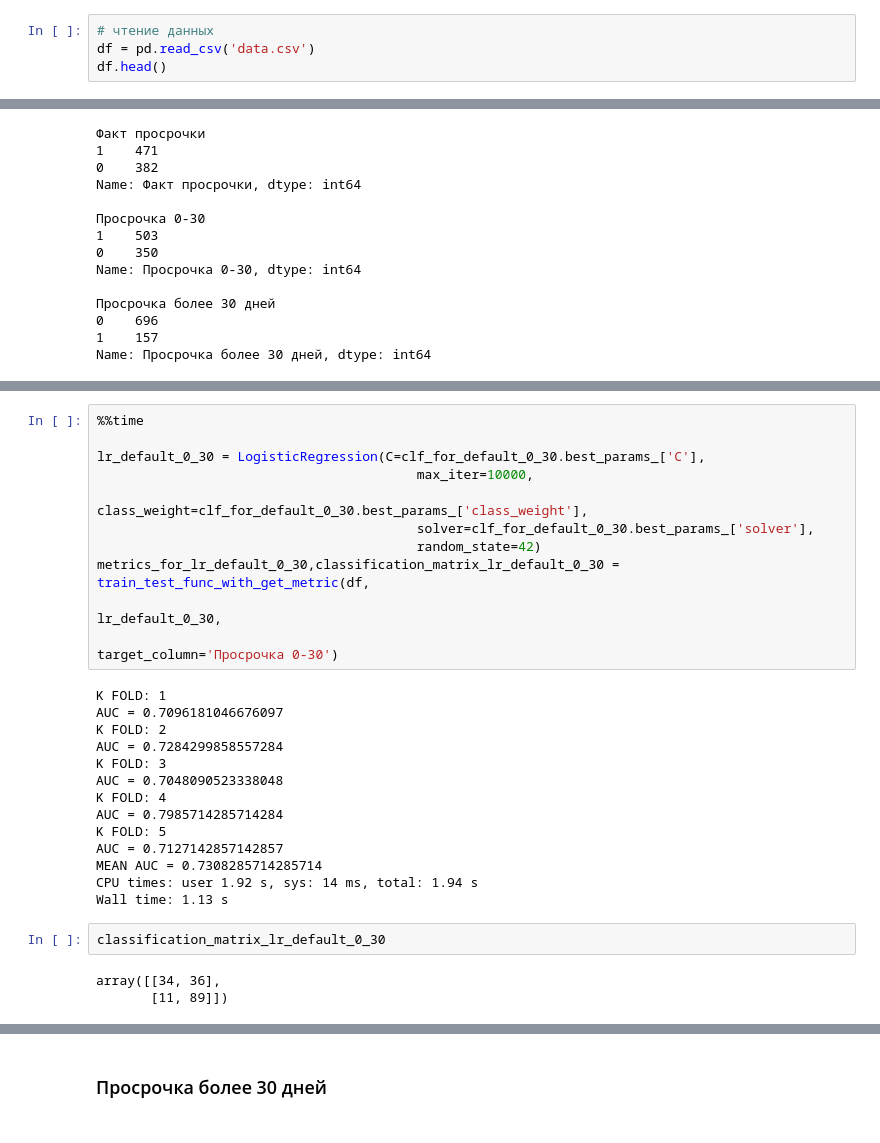
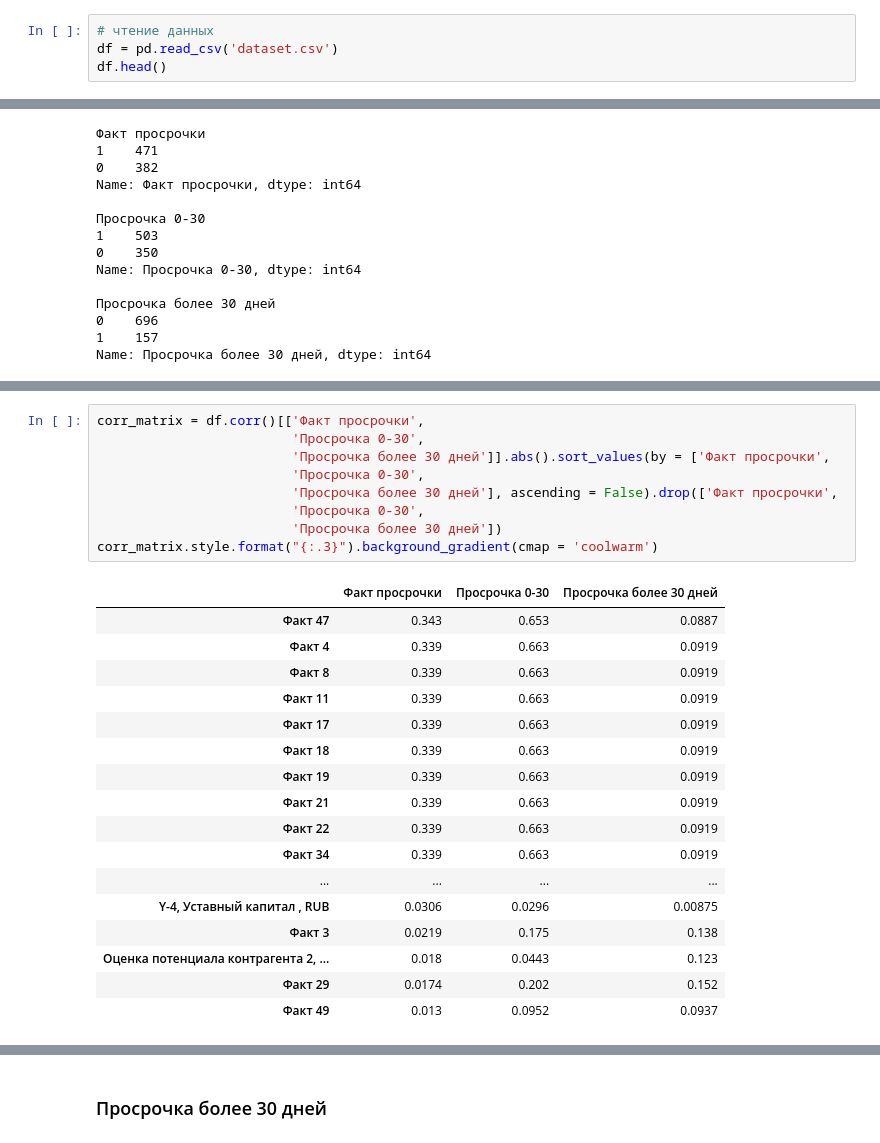
Before and after one commit to alyona0909/severstal, a Jupyter notebook: modeling.ipynb, the cells around one changed output, grey strips where cells are left out. Drawn from its saved outputs; the diff is of its cells as text.

```diff
--- a/modeling.ipynb
+++ b/modeling.ipynb
@@ -11,7 +16,7 @@ from sklearn.metrics import roc_auc_score, confusion_matrix
 from sklearn.model_selection import GridSearchCV
 # %%
 # чтение данных
-df = pd.read_csv('data.csv')
+df = pd.read_csv('dataset.csv')
 df.head()
 # %% [output]
 |  | Макс. ПДЗ за Y-1 год, дней | Сред. ПДЗ за Y-1 год, дней | Кол-во просрочек свыше 5-ти дней ... | Общая сумма ПДЗ свыше 5-ти дней з... | ... |
@@ -387,30 +55,27 @@ Classifier best parametrs - {'C': 5, 'class_weight': 'balanced', 'solver': 'newt
-# %%
-%%time
-
-lr_default_0_30 = LogisticRegression(C=clf_for_default_0_30.best_params_['C'],
-                                         max_iter=10000,
-                                         class_weight=clf_for_default_0_30.best_params_['class_weight'],
-                                         solver=clf_for_default_0_30.best_params_['solver'],
-                                         random_state=42)
-metrics_for_lr_default_0_30,classification_matrix_lr_default_0_30 = train_test_func_with_get_metric(df,
-                                                                                                lr_default_0_30,
-                                                                                        target_column='Просрочка 0-30')
-# %% [output]
-K FOLD: 1
-AUC = 0.7096181046676097
-K FOLD: 2
-AUC = 0.7284299858557284
-K FOLD: 3
-AUC = 0.7048090523338048
-K FOLD: 4
-AUC = 0.7985714285714284
-K FOLD: 5
-AUC = 0.7127142857142857
-MEAN AUC = 0.7308285714285714
-CPU times: user 1.92 s, sys: 14 ms, total: 1.94 s
-Wall time: 1.13 s
-# %%
-classification_matrix_lr_default_0_30
-# %% [output]
-array([[34, 36],
-       [11, 89]])
+# %%
+corr_matrix = df.corr()[['Факт просрочки',
+                         'Просрочка 0-30',
+                         'Просрочка более 30 дней']].abs().sort_values(by = ['Факт просрочки',
+                         'Просрочка 0-30',
+                         'Просрочка более 30 дней'], ascending = False).drop(['Факт просрочки',
+                         'Просрочка 0-30',
+                         'Просрочка более 30 дней'])
+corr_matrix.style.format("{:.3}").background_gradient(cmap = 'coolwarm')
+# %% [output]
+|  | Факт просрочки | Просрочка 0-30 | Просрочка более 30 дней |
+| Факт 47 | 0.343 | 0.653 | 0.0887 |
+| Факт 4 | 0.339 | 0.663 | 0.0919 |
+| Факт 8 | 0.339 | 0.663 | 0.0919 |
+| Факт 11 | 0.339 | 0.663 | 0.0919 |
+| Факт 17 | 0.339 | 0.663 | 0.0919 |
+| Факт 18 | 0.339 | 0.663 | 0.0919 |
+| Факт 19 | 0.339 | 0.663 | 0.0919 |
+| Факт 21 | 0.339 | 0.663 | 0.0919 |
+| Факт 22 | 0.339 | 0.663 | 0.0919 |
+| Факт 34 | 0.339 | 0.663 | 0.0919 |
+| ... | ... | ... | ... |
+| Y-4, Уставный капитал , RUB | 0.0306 | 0.0296 | 0.00875 |
+| Факт 3 | 0.0219 | 0.175 | 0.138 |
+| Оценка потенциала контрагента 2, ... | 0.018 | 0.0443 | 0.123 |
+| Факт 29 | 0.0174 | 0.202 | 0.152 |
+| Факт 49 | 0.013 | 0.0952 | 0.0937 |
```
Also changed, not shown: parts of 51 cells of this notebook, 7 other files.
